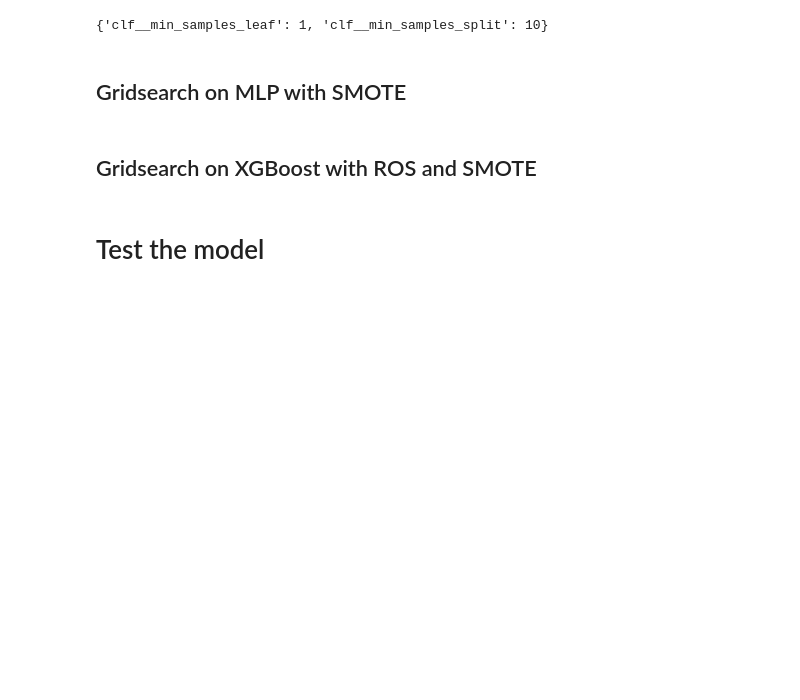
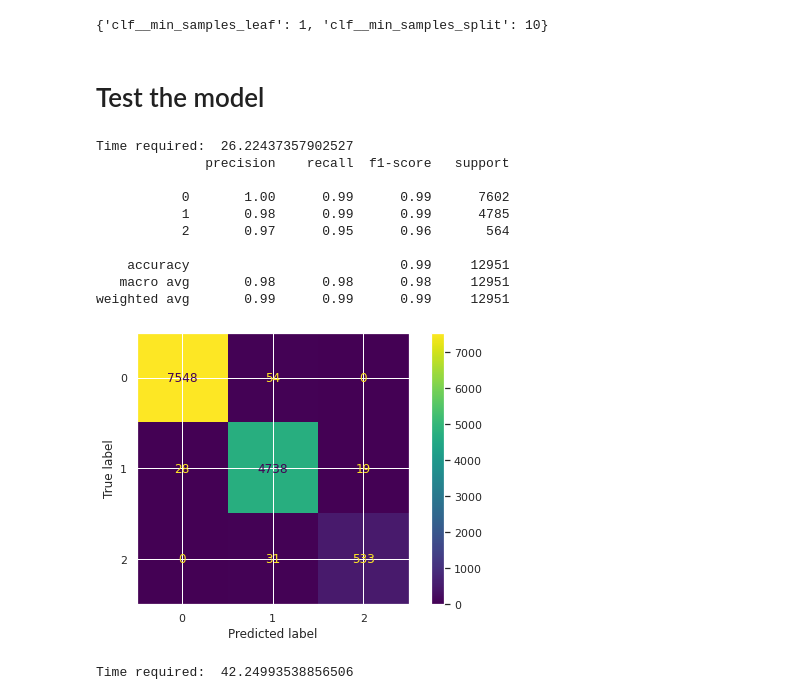
Before and after one commit to mattecora/DiamondClassifier, a Jupyter notebook: sagemaker/EnsembleModels.ipynb, the cells around one changed output. Saved outputs shown, nothing was run; the diff lists cells and outputs as text; code cells hidden in the pictures; blank space fills up the shorter version.

Commit message:
Fixed EnsembleModels

```diff
--- a/sagemaker/EnsembleModels.ipynb
+++ b/sagemaker/EnsembleModels.ipynb
@@ -265,7 +277,7 @@ pred = model.predict(sample_val)
 t1 = time.time()
 print('Time required: ',t1-t0)
 print(classification_report(label_val,pred))
-sns.set(rc={'figure.figsize':(6,3)})
+img = sns.set(rc={'figure.figsize':(8,5)})
 plot_confusion_matrix(model, sample_val, label_val)
 plt.show()
 
@@ -283,5 +295,3 @@ Time required:  2073.073928117752
 weighted avg       0.99      0.99      0.99     12951
 [figure]
 {'clf__min_samples_leaf': 1, 'clf__min_samples_split': 10}
-# %% [markdown]
-## Gridsearch on MLP with SMOTE
@@ -314,51 +298,31 @@ pprint(model['gridsearchcv'].best_params_)
-# %% [markdown]
-## Gridsearch on XGBoost with ROS and SMOTE
-# %%
-pipeline = Pipeline([
-    ('samp', RandomOverSampler(random_state = seed)),
-    ('clf', XGBClassifier(eval_metric='mlogloss',use_label_encoder=False)),
-])
-
-parameters = [
-    {
-        'clf__booster': ['gbtree', 'gblinear', 'dart'],
-    }, {
-        'samp' : (SMOTE(random_state = seed),),
-        'samp__k_neighbors': [3,5,10],
-        'clf__booster': ['gbtree', 'gblinear', 'dart'],
-    }
-]
-
-t0 = time.time()
-grid_search = grid_search = RandomizedSearchCV(pipeline, parameters, n_iter = 10)
-
-model = make_pipeline(custom_transf,std_scale, pca, grid_search)
-model.fit(sample_train, label_train)
-pred = model.predict(sample_val)
-t1 = time.time()
-print('Time required: ',t1-t0)
-print(classification_report(label_val,pred))
-sns.set(rc={'figure.figsize':(6,3)})
-plot_confusion_matrix(model, sample_val, label_val)
-plt.show()
-
-pprint(model['randomizedsearchcv'].best_params_)
 # %% [markdown]
 # Test the model
 # %%
-samp =
-clf =
+samp = RandomOverSampler(random_state = seed)
+clf =  RandomForestClassifier( min_samples_leaf = 1, min_samples_split = 10, random_state = seed)
 
 t0 = time.time()
 model = make_pipeline(custom_transf,std_scale, pca, samp, clf)
 model.fit(sample_train, label_train)
 pred = model.predict(sample_val)
 t1 = time.time()
 print('Time required: ',t1-t0)
 print(classification_report(label_val,pred))
-sns.set(rc={'figure.figsize':(6,3)})
+img = sns.set(rc={'figure.figsize':(8,5)})
 plot_confusion_matrix(model, sample_val, label_val)
 plt.show()
+# %% [output]
+Time required:  26.22437357902527
+              precision    recall  f1-score   support
+
+           0       1.00      0.99      0.99      7602
+           1       0.98      0.99      0.99      4785
+           2       0.97      0.95      0.96       564
+
+    accuracy                           0.99     12951
+   macro avg       0.98      0.98      0.98     12951
+weighted avg       0.99      0.99      0.99     12951
+[figure, added]
 # %%
 test_target = prep_test['carat_class']
 test_data = prep_test.drop(labels = ['carat_class'],axis = 1)
@@ -369,6 +333,8 @@ model.fit(data, target)
 pred = model.predict(test_data)
 t1 = time.time()
 print('Time required: ',t1-t0)
+# %% [output]
+Time required:  42.24993538856506
 # %%
 fig,ax = plt.subplots(1,2, figsize = (12,6))
 sns.countplot(x= target , ax = ax[0]).set_title("Target class distribution in Train")
```
Also changed, not shown: parts of 16 cells of this notebook.
